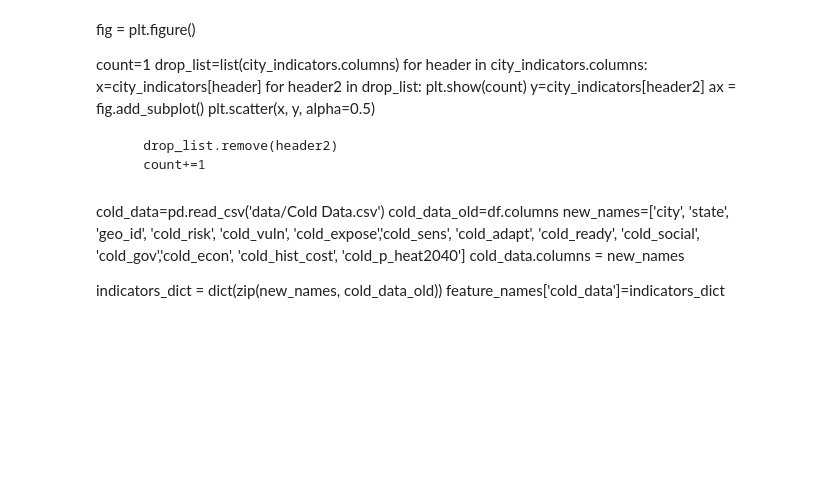
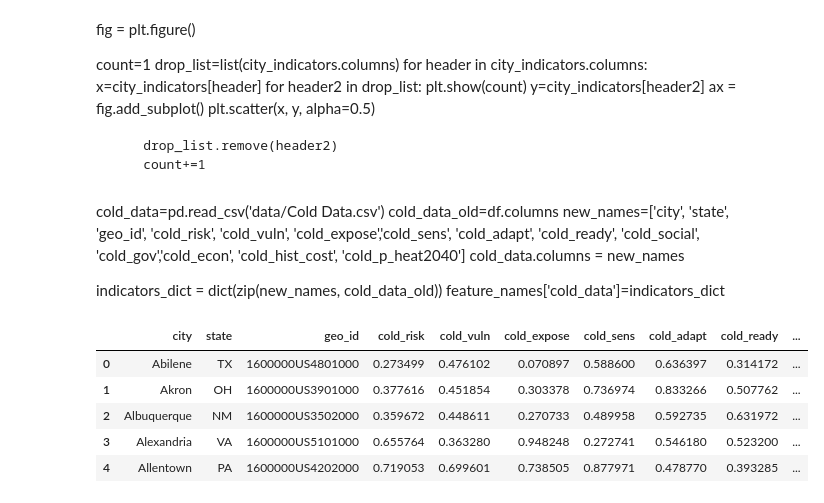
Before and after one commit to delancey314/Human-vs-the-rest-survival, a Jupyter notebook: work notebook.ipynb, the cells around one changed output. Saved outputs shown, nothing was run; the diff lists cells and outputs as text; code cells hidden in the pictures; blank space fills up the shorter version.

```diff
--- a/work notebook.ipynb
+++ b/work notebook.ipynb
@@ -110,9 +130,10 @@ print(df[df['flood_hist_cost'].isnull()][null_columns])
 # %%
-
+print(df['flood_hist_cost'].isna())
+df.fillna(0, inplace = True)
 row=0
 count=0
 for value in df.iloc[:,a]:
-    if 1 ==1:
+    if value:
         print(df.iloc[row,0:2],df.iloc[row,a])
 
         count+=1
@@ -172,12 +177,20 @@ feature_names['cold_data']=indicators_dict
 # %%
 cold_data=pd.read_csv('data/Cold Data.csv')
 cold_data_old=df.columns
 new_names=['city', 'state', 'geo_id', 'cold_risk', 'cold_vuln', 'cold_expose','cold_sens', 'cold_adapt', 'cold_ready', 'cold_social', 'cold_govG','cold_econ', 'cold_hist_cost', 'cold_p_heat2040']
 cold_data.columns = new_names
 
 
 cold_dict = dict(zip(new_names, cold_data_old))
 feature_names['cold_data']=cold_dict
+cold_data.head()
+# %% [output]
+|  | city | state | geo_id | cold_risk | cold_vuln | cold_expose | cold_sens | cold_adapt | cold_ready | ... |
+| 0 | Abilene | TX | 1600000US4801000 | 0.273499 | 0.476102 | 0.070897 | 0.588600 | 0.636397 | 0.314172 | ... |
+| 1 | Akron | OH | 1600000US3901000 | 0.377616 | 0.451854 | 0.303378 | 0.736974 | 0.833266 | 0.507762 | ... |
+| 2 | Albuquerque | NM | 1600000US3502000 | 0.359672 | 0.448611 | 0.270733 | 0.489958 | 0.592735 | 0.631972 | ... |
+| 3 | Alexandria | VA | 1600000US5101000 | 0.655764 | 0.363280 | 0.948248 | 0.272741 | 0.546180 | 0.523200 | ... |
+| 4 | Allentown | PA | 1600000US4202000 | 0.719053 | 0.699601 | 0.738505 | 0.877971 | 0.478770 | 0.393285 | ... |
 # %%
 risk_recovery=pd.read_csv('data/Overall Risk & Readiness Scores.csv')
 risk_recovery_old=risk_recovery.columns
```
Also changed, not shown: parts of 15 cells of this notebook, 2 other files.
